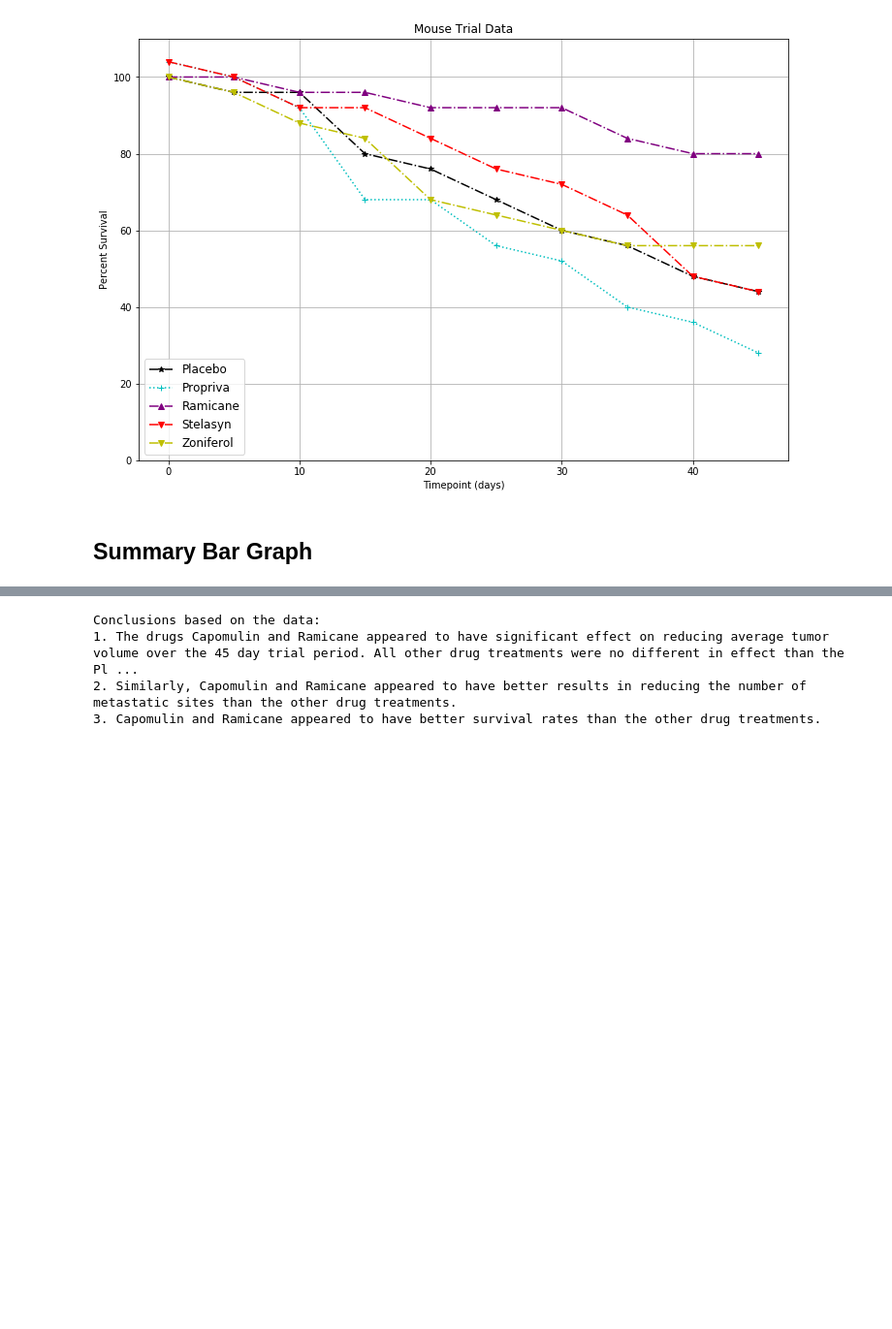
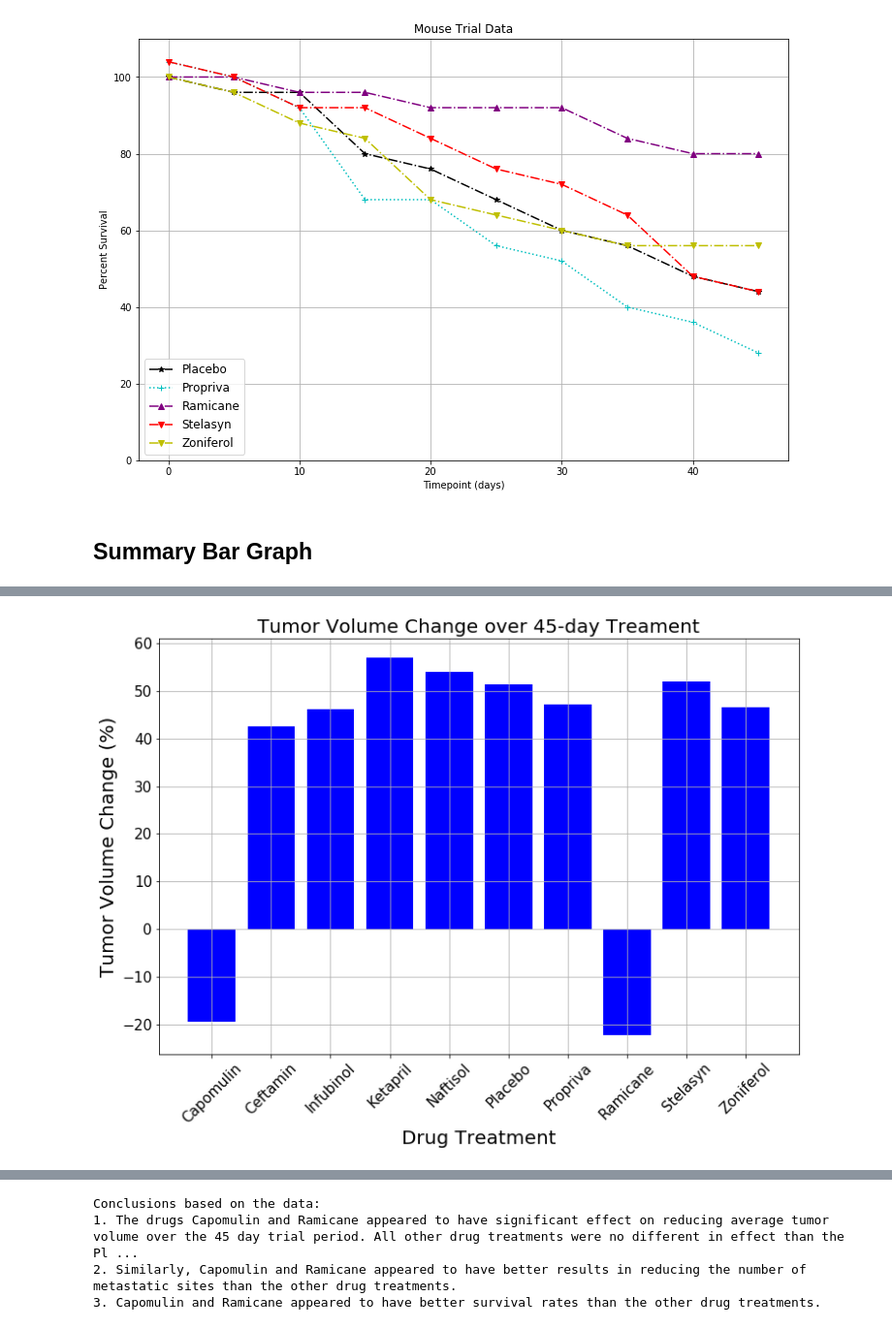
Before and after one commit to gwathen2019/matplotlib-challenge, a Jupyter notebook: Pymaceuticals/matplotlib-pymaceuticals-final.ipynb, the cells around one changed output, grey strips where cells are left out. Shown at 97% size. Cells and saved outputs as stored; diff of their text form; code cells hidden in the pictures; blank space fills up the shorter version.

```diff
--- a/Pymaceuticals/matplotlib-pymaceuticals-final.ipynb
+++ b/Pymaceuticals/matplotlib-pymaceuticals-final.ipynb
@@ -752,3 +766,60 @@ plt.show()
+# %%
+tumor_vol_arr = pivot_data_df.to_numpy()
+#tumor_vol_arr
+cap_chg = (tumor_vol_arr[9,1] - 45)/45*100
+cef_chg = (tumor_vol_arr[9,2] - 45)/45*100
+inf_chg = (tumor_vol_arr[9,3] - 45)/45*100
+ket_chg = (tumor_vol_arr[9,4] - 45)/45*100
+naf_chg = (tumor_vol_arr[9,5] - 45)/45*100
+pla_chg = (tumor_vol_arr[9,6] - 45)/45*100
+pro_chg = (tumor_vol_arr[9,7] - 45)/45*100
+ram_chg = (tumor_vol_arr[9,8] - 45)/45*100
+ste_chg = (tumor_vol_arr[9,9] - 45)/45*100
+zon_chg = (tumor_vol_arr[9,10] - 45)/45*100
+
+tumor_vol = tuple([cap_chg, cef_chg, inf_chg, ket_chg, naf_chg, pla_chg, pro_chg, ram_chg, ste_chg, zon_chg])
+drug_trt = ['Capomulin', 'Ceftamin', 'Infubinol', 'Ketapril', 'Naftisol','Placebo', 'Propriva', 'Ramicane',
+                   'Stelasyn', 'Zoniferol']
+# %%
+def autolabel(rects):
+    for rect in rects:
+        height = rect.get_height()
+        plt.text(rect.get_x() + rect.get_width()/2., .5*height,
+                '%d' % int(height),
+                ha='center', va='bottom',fontsize=20)
+
+
+fig = plt.figure(figsize=(12,8))
+plt.grid(True)
+
+x_axis = np.arange(len(tumor_vol))
+plt.bar(x_axis, tumor_vol, color="b", align="center")
+plt.title('Tumor Volume Change over 45-day Treament',fontsize=20)
+plt.ylabel("Tumor Volume Change (%)",fontsize=20)
+plt.xlabel('Drug Treatment',fontsize=20)
+
+
+plt.tick_params(labelsize=15)
+
+tick_locations = [value for value in x_axis]
+plt.xticks(tick_locations, drug_trt, rotation=45)
+
+#values=specific_holidays[holiday]['Crashes']
+#rects=[]
+#values=[]
+#for tumor_vol in tumor_vol:
+#    values=specific_holidays[holiday]['Crashes']
+#    #plt.bar(specific_holidays[holiday]['Holiday Name'],specific_holidays[holiday]['Crashes'])
+#    rects=plt.bar(specific_holidays[holiday]['Holiday Name'], values, width=0.8)
+#    autolabel(rects)
+
+
+# Save the figure
+plt.savefig("Tumor_vol_chg.png")
+
+plt.show()
+# %% [output]
+[figure, added]
 # %%
 # Store all Relevant Percent Changes into a Tuple
 
```
Also changed, not shown: parts of 3 cells of this notebook, 3 other files.
